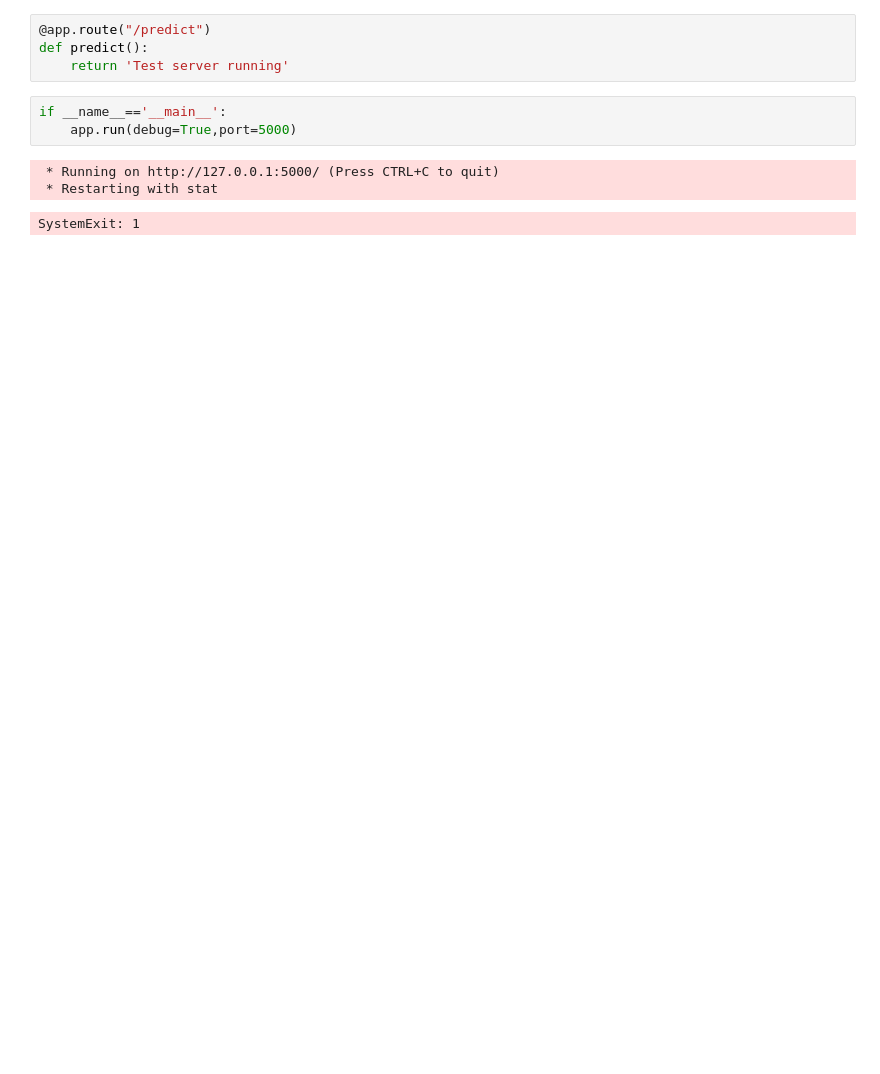
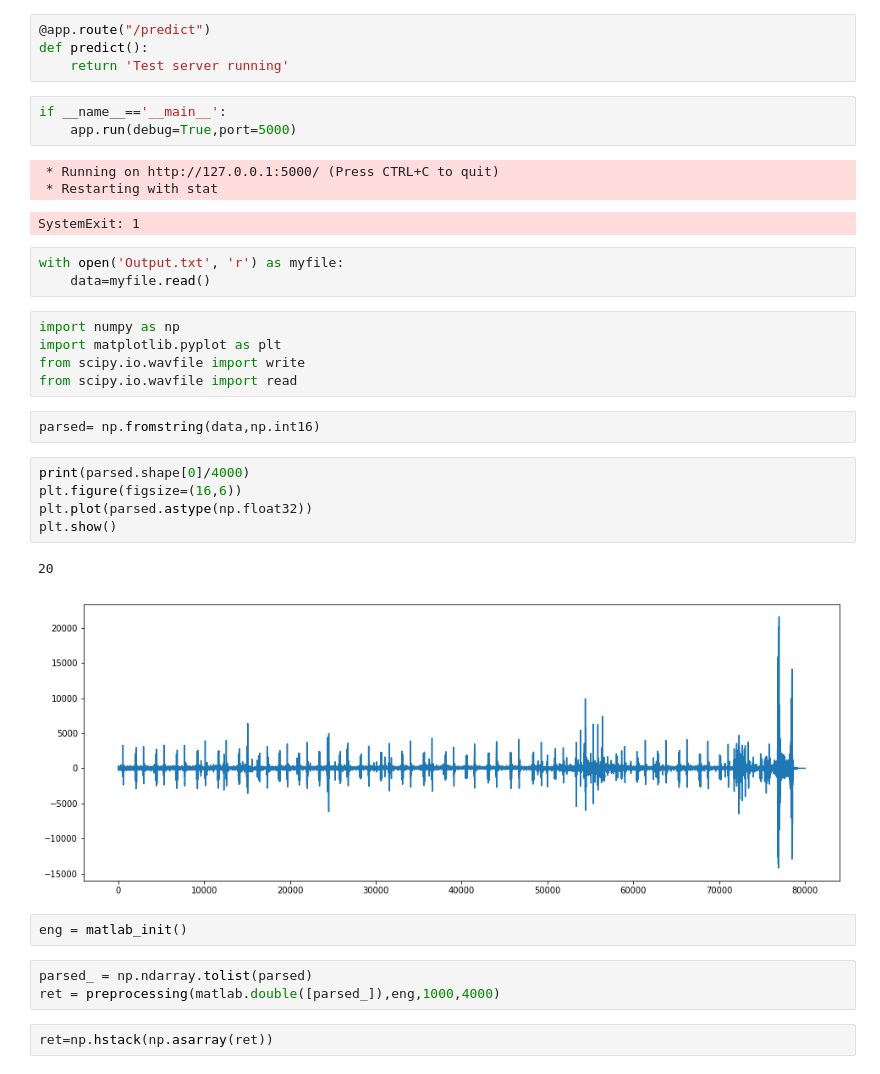
Before and after one commit to AhmedImtiazPrio/heartnetServer, a Jupyter notebook: Flask Test Notebook.ipynb, the cells around one changed output. Saved outputs shown, nothing was run; the diff lists cells and outputs as text; blank space fills up the shorter version.

```diff
--- a/Flask Test Notebook.ipynb
+++ b/Flask Test Notebook.ipynb
@@ -54,3 +57,28 @@ if __name__=='__main__':
  * Running on http://127.0.0.1:5000/ (Press CTRL+C to quit)
  * Restarting with stat
 SystemExit: 1
+# %%
+with open('Output.txt', 'r') as myfile:
+    data=myfile.read()
+# %%
+import numpy as np
+import matplotlib.pyplot as plt
+from scipy.io.wavfile import write
+from scipy.io.wavfile import read
+# %%
+parsed= np.fromstring(data,np.int16)
+# %%
+print(parsed.shape[0]/4000)
+plt.figure(figsize=(16,6))
+plt.plot(parsed.astype(np.float32))
+plt.show()
+# %% [output]
+20
+[figure, added]
+# %%
+eng = matlab_init()
+# %%
+parsed_ = np.ndarray.tolist(parsed)
+ret = preprocessing(matlab.double([parsed_]),eng,1000,4000)
+# %%
+ret=np.hstack(np.asarray(ret))
```
Also changed, not shown: parts of 6 cells of this notebook, 1 other file.
